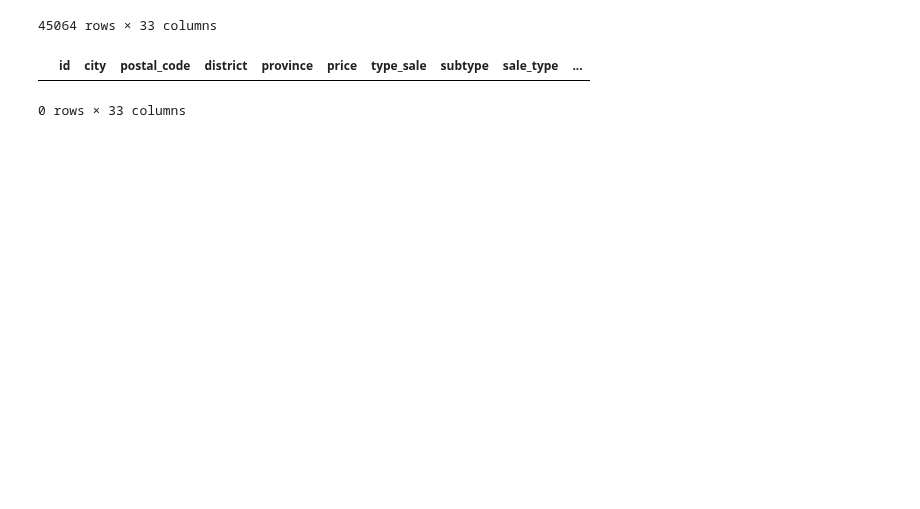
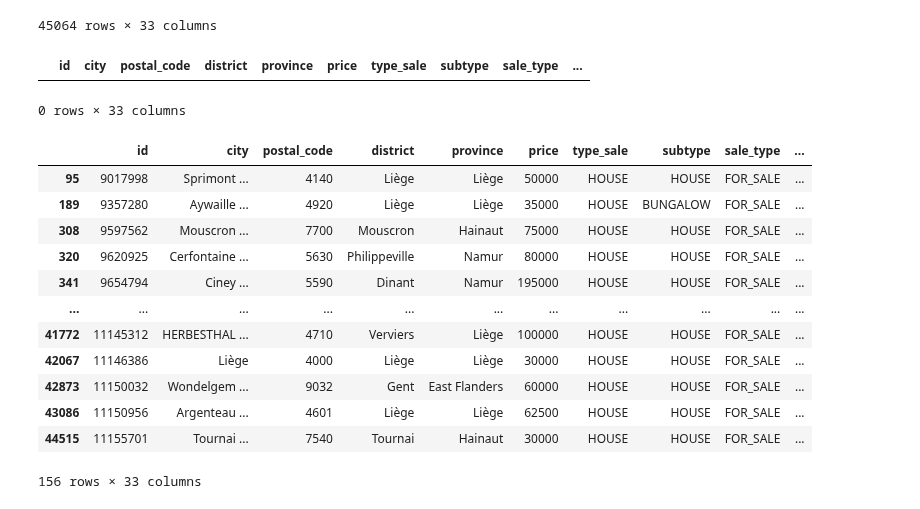
Before and after one commit to niels-demeyer/immo-eliza-scrapeGOATS-analysis, a Jupyter notebook: analysis/niels.ipynb, the cells around one changed output. Saved outputs shown, nothing was run; the diff lists cells and outputs as text; code cells hidden in the pictures; blank space fills up the shorter version.

Commit message:
life_annuity has 156 rows that should be dropped

```diff
--- a/analysis/niels.ipynb
+++ b/analysis/niels.ipynb
@@ -83,3 +83,20 @@ has_balcony_one
 # %% [output]
 |  | id | city | postal_code | district | province | price | type_sale | subtype | sale_type | ... |
 0 rows × 33 columns
+# %%
+life_annuity_count = df[df['life_annuity'] == 1]
+life_annuity_count
+# %% [output]
+|  | id | city | postal_code | district | province | price | type_sale | subtype | sale_type | ... |
+| 95 | 9017998 | Sprimont ... | 4140 | Liège | Liège | 50000 | HOUSE | HOUSE | FOR_SALE | ... |
+| 189 | 9357280 | Aywaille ... | 4920 | Liège | Liège | 35000 | HOUSE | BUNGALOW | FOR_SALE | ... |
+| 308 | 9597562 | Mouscron ... | 7700 | Mouscron | Hainaut | 75000 | HOUSE | HOUSE | FOR_SALE | ... |
+| 320 | 9620925 | Cerfontaine ... | 5630 | Philippeville | Namur | 80000 | HOUSE | HOUSE | FOR_SALE | ... |
+| 341 | 9654794 | Ciney ... | 5590 | Dinant | Namur | 195000 | HOUSE | HOUSE | FOR_SALE | ... |
+| ... | ... | ... | ... | ... | ... | ... | ... | ... | ... | ... |
+| 41772 | 11145312 | HERBESTHAL ... | 4710 | Verviers | Liège | 100000 | HOUSE | HOUSE | FOR_SALE | ... |
+| 42067 | 11146386 | Liège | 4000 | Liège | Liège | 30000 | HOUSE | HOUSE | FOR_SALE | ... |
+| 42873 | 11150032 | Wondelgem ... | 9032 | Gent | East Flanders | 60000 | HOUSE | HOUSE | FOR_SALE | ... |
+| 43086 | 11150956 | Argenteau ... | 4601 | Liège | Liège | 62500 | HOUSE | HOUSE | FOR_SALE | ... |
+| 44515 | 11155701 | Tournai ... | 7540 | Tournai | Hainaut | 30000 | HOUSE | HOUSE | FOR_SALE | ... |
+156 rows × 33 columns
```
Also changed, not shown: 1 other file.
